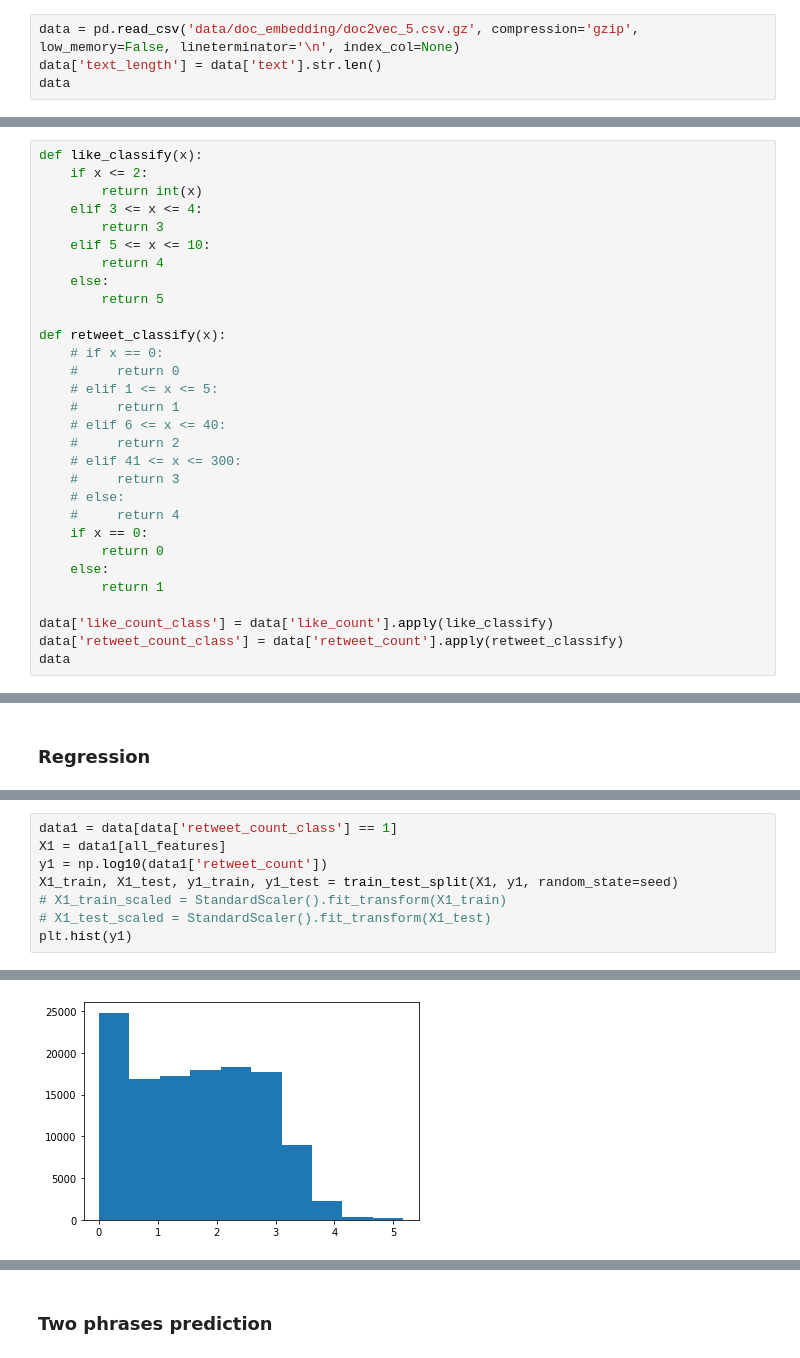
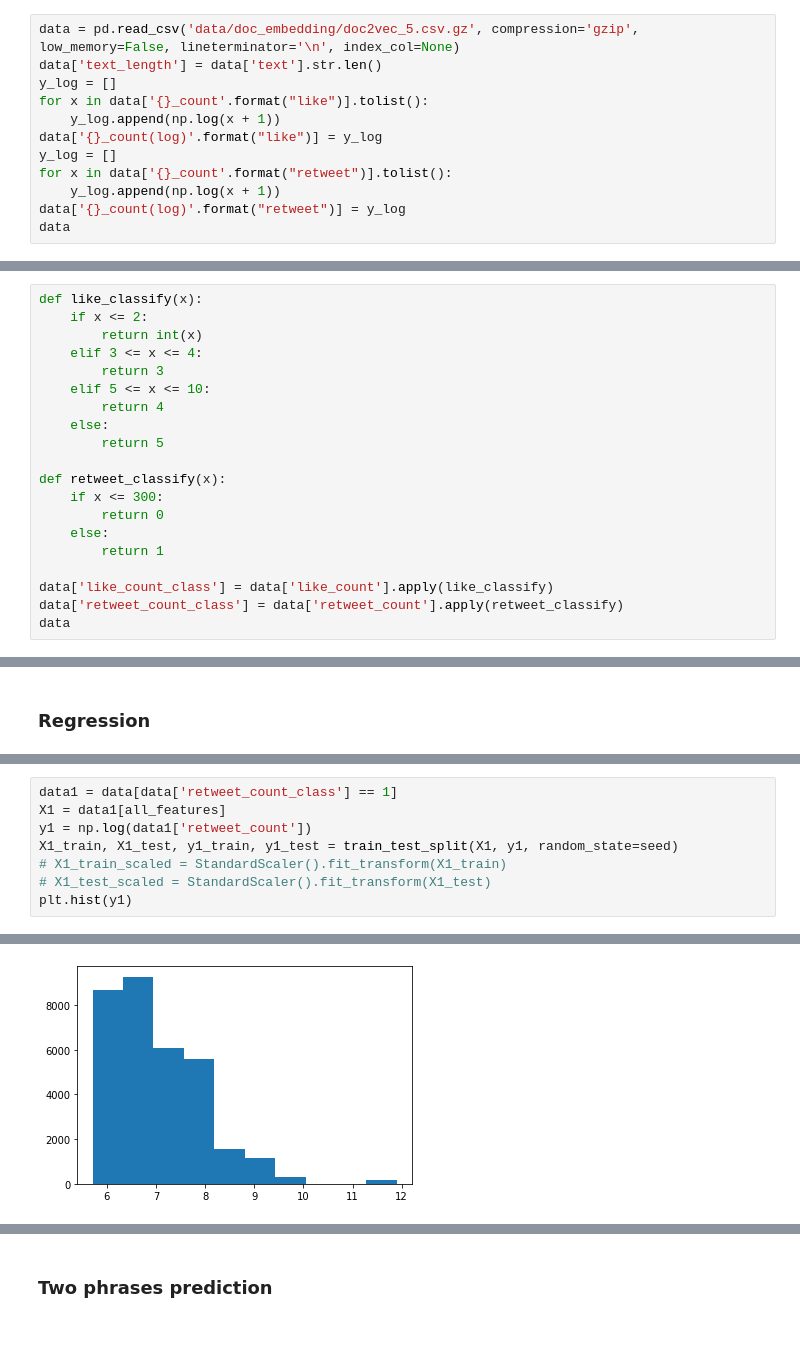
Before and after one commit to Jenniferlyx/si670finalproject, a Jupyter notebook: Two phrase model.ipynb, the cells around one changed output, grey strips where cells are left out. Drawn from its saved outputs; the diff is of its cells as text.

```diff
--- a/Two phrase model.ipynb
+++ b/Two phrase model.ipynb
@@ -37,5 +38,13 @@ seed=0
 # %%
 data = pd.read_csv('data/doc_embedding/doc2vec_5.csv.gz', compression='gzip', low_memory=False, lineterminator='\n', index_col=None)
 data['text_length'] = data['text'].str.len()
+y_log = []
+for x in data['{}_count'.format("like")].tolist():
+    y_log.append(np.log(x + 1))
+data['{}_count(log)'.format("like")] = y_log
+y_log = []
+for x in data['{}_count'.format("retweet")].tolist():
+    y_log.append(np.log(x + 1))
+data['{}_count(log)'.format("retweet")] = y_log
 data
 # %% [output]
@@ -141,17 +134,7 @@ def like_classify(x):
         return 5
 
 def retweet_classify(x):
-    # if x == 0:
-    #     return 0
-    # elif 1 <= x <= 5:
-    #     return 1
-    # elif 6 <= x <= 40:
-    #     return 2
-    # elif 41 <= x <= 300:
-    #     return 3
-    # else:
-    #     return 4
-    if x == 0:
+    if x <= 300:
         return 0
     else:
         return 1
@@ -327,7 +333,7 @@ params = [
 # %%
 data1 = data[data['retweet_count_class'] == 1]
 X1 = data1[all_features]
-y1 = np.log10(data1['retweet_count'])
+y1 = np.log(data1['retweet_count'])
 X1_train, X1_test, y1_train, y1_test = train_test_split(X1, y1, random_state=seed)
 # X1_train_scaled = StandardScaler().fit_transform(X1_train)
 # X1_test_scaled = StandardScaler().fit_transform(X1_test)
@@ -341,5 +347,5 @@ plt.hist(y1)
  <BarContainer object of 10 artists>)
-[figure, old version]
+[figure, new version]
 # %%
 for name, regressor, param in zip(names, regressors, params):
     pipe = Pipeline([
```
Also changed, not shown: parts of 29 cells of this notebook, 1 other file.
